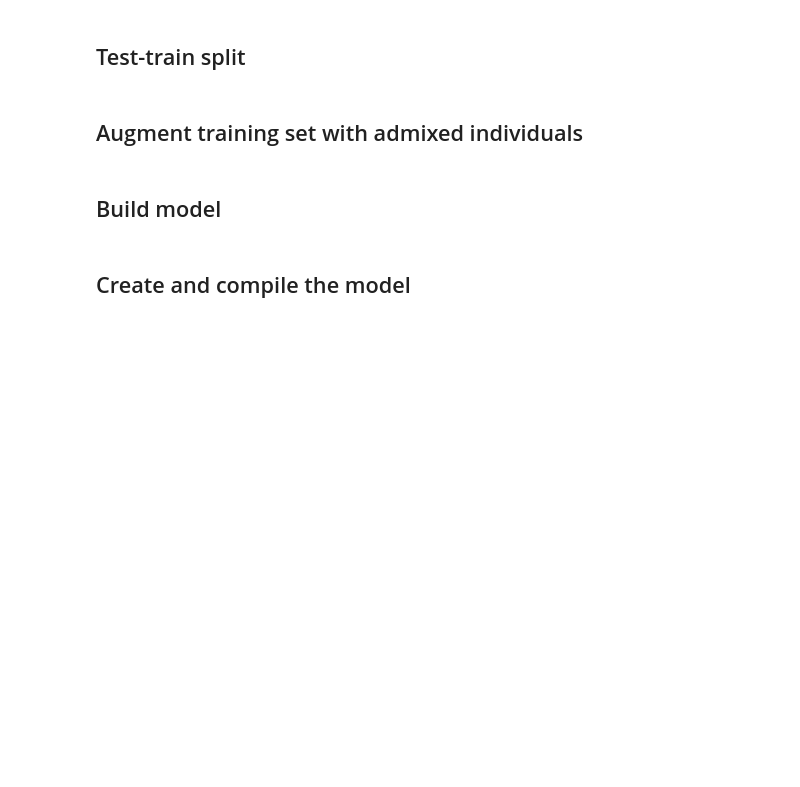
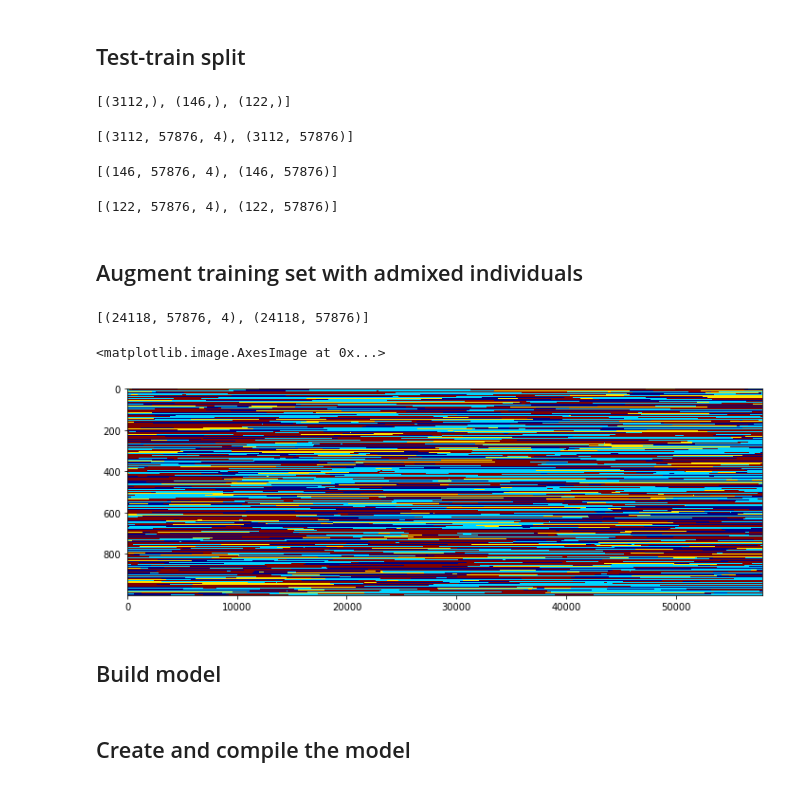
Before and after one commit to jcsokol/CS230-LAI-project-code, a Jupyter notebook: CNN_LAI.ipynb, the cells around one changed output. Saved outputs shown, nothing was run; the diff lists cells and outputs as text; code cells hidden in the pictures; blank space fills up the shorter version.

```diff
--- a/CNN_LAI.ipynb
+++ b/CNN_LAI.ipynb
@@ -76 +96,4 @@ k=len(labels)
+# %%
+for pop,i in labels.items():
+    Y[np.where(Y==pop)]=i
 # %%
@@ -90,28 +113,36 @@ train=pd.read_csv('/home/magu/deepmix/data/ALL_DNA_dataset/chr1_1kg_X_int.train.
 dev=pd.read_csv('/home/magu/deepmix/data/ALL_DNA_dataset/chr1_1kg_X_int.dev.txt', header=None).iloc[:,0].values
 test=pd.read_csv('/home/magu/deepmix/data/ALL_DNA_dataset/chr1_1kg_X_int.test.txt', header=None).iloc[:,0].values
 # %%
-train_ix=np.array([i for i,x in enumerate(S) if x in train])
-dev_ix=np.array([i for i,x in enumerate(S) if x in dev])
-test_ix=np.array([i for i,x in enumerate(S) if x in test])
+train_ix=np.array([i for i,x in enumerate(S) if x in train and x[:-3] in list(samples['Sample name'])])
+dev_ix=np.array([i for i,x in enumerate(S) if x in dev and x[:-3] in list(samples['Sample name'])])
+test_ix=np.array([i for i,x in enumerate(S) if x in test and x[:-3] in list(samples['Sample name'])])
 [train_ix.shape, dev_ix.shape, test_ix.shape]
+# %% [output]
+[(3112,), (146,), (122,)]
 # %%
 train_X=G[train_ix,:,:]
 train_Y=Y[train_ix,:]
 [train_X.shape, train_Y.shape]
+# %% [output]
+[(3112, 57876, 4), (3112, 57876)]
 # %%
 dev_X=G[dev_ix,:,:]
 dev_Y=Y[dev_ix,:]
 [dev_X.shape, dev_Y.shape]
+# %% [output]
+[(146, 57876, 4), (146, 57876)]
 # %%
 test_X=G[test_ix,:,:]
 test_Y=Y[test_ix,:]
 [test_X.shape, test_Y.shape]
+# %% [output]
+[(122, 57876, 4), (122, 57876)]
 # %% [markdown]
 ## Augment training set with admixed individuals
 # %%
 # take number of ancestors as Pois(2.86 * generation_time), over 1-10 (maxgen) generations
-n_fake=10000
-maxgen=6
+n_fake=9*train_X.shape[0]
+maxgen=4
 n_splits=2+np.hstack([ss.poisson.rvs(2.86*gen, size=n_fake//maxgen) for gen in range(1,maxgen)])
 
 # new individuals
@@ -121,7 +152,7 @@ for j in n_splits:
     if j==0:
         ind=np.random.choice(np.arange(train_X.shape[0]), size=1)
         new_X.append(list(train_X[ind,:,:]))
-        new_Y.append(list(train_Y[ind,:,:]))
+        new_Y.append(list(train_Y[ind,:]))
     # sample breakpoints uniformly
     breaks=np.sort(V.shape[0] * ss.beta.rvs(a=1, b=1, size=j)).astype(int)
     # pick founders uniformly at random without replacement and stitch their labels together
@@ -129,20 +160,25 @@ for j in n_splits:
     # assemble genome and labels
     new_x,new_y = [],[]
     new_x.append(train_X[founds[0],:breaks[0],:])
-    new_y.append(train_Y[founds[0],:breaks[0],:])
+    new_y.append(train_Y[founds[0],:breaks[0]])
     for i,found in enumerate(founds[1:-1]):
         new_x.append(train_X[found, breaks[i]:breaks[i+1],:])
-        new_y.append(train_Y[found, breaks[i]:breaks[i+1],:])
+        new_y.append(train_Y[found, breaks[i]:breaks[i+1]])
     new_x.append(train_X[founds[-1], breaks[-1]:,:])
-    new_y.append(train_Y[founds[-1], breaks[-1]:,:])
+    new_y.append(train_Y[founds[-1], breaks[-1]:])
     new_X.append(np.vstack(new_x))
-    new_Y.append(np.vstack(new_y))
+    new_Y.append(np.hstack(new_y))
 train_X=np.vstack((train_X, new_X))
 train_Y=np.vstack((train_Y, new_Y))
 [train_X.shape, train_Y.shape]
+# %% [output]
+[(24118, 57876, 4), (24118, 57876)]
 # %%
 plt.figure(figsize=(12,4))
-plt.imshow(np.dot(train_Y[-1000:,:], np.arange(k)), aspect='auto', cmap='jet')
+plt.imshow(train_Y[-1000:,:].astype(int), aspect='auto', cmap='jet')
+# %% [output]
+<matplotlib.image.AxesImage at 0x...>
+[figure, added]
 # %% [markdown]
 ## Build model
 # %%
```
Also changed, not shown: parts of 24 cells of this notebook, 1 other file.
